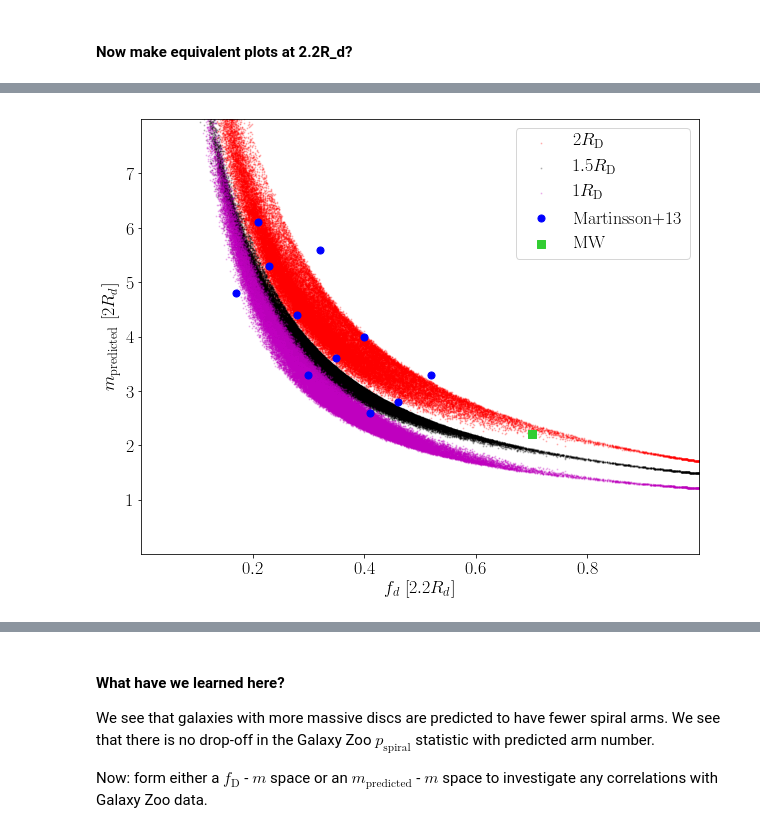
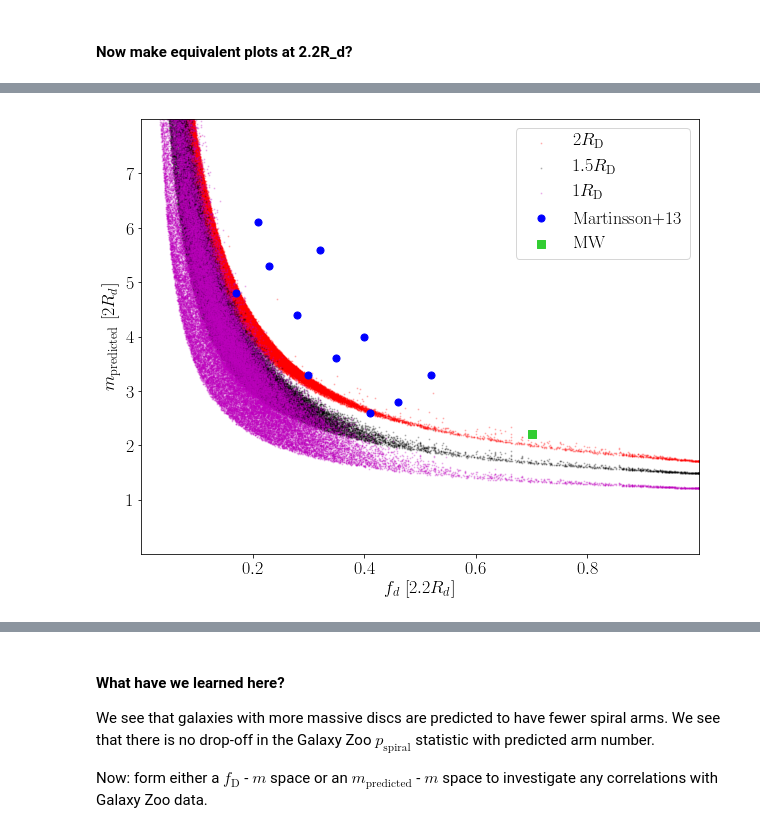
Before and after one commit to RossHart/Donghia_paper, a Jupyter notebook: science_1.ipynb, the cells around one changed output, grey strips where cells are left out. Saved outputs shown, nothing was run; the diff lists cells and outputs as text; code cells hidden in the pictures.

```diff
--- a/science_1.ipynb
+++ b/science_1.ipynb
@@ -106,9 +129,13 @@ mass_ok = masks['mass_ok']
 
 star_forming = masks['star_forming']
 
-m = halo_data['m_predicted_2R_d']
-m_w_gas = halo_data_w_gas['m_predicted_2R_d']
-m_ok = np.all([m <= 20, m_w_gas <= 20],axis=0)
+m_columns = [halo_data['m_hernquist_2R_d'],
+             halo_data['m_burkert_2R_d'],
+             halo_data_w_gas['m_hernquist_2R_d'],
+             halo_data_w_gas['m_burkert_2R_d']]
+
+m_ok = np.all([(m <= 100) & (m >= 0) for m in m_columns],axis=0)
+
 
 p_spiral_ok = np.isfinite(morph_data['p_spiral'])
 
@@ -351,28 +333,28 @@ _ = fig.text(0.08, 0.5, '$f_\mathrm{spiral}$', va='center', rotation='vertical')
 # %%
-_ = plt.scatter(halo_data_w_gas['disc_frac_2.2'][sample_ok],
-                halo_data_w_gas['m_predicted_2R_d'][sample_ok]*(1.5/1.75),
+_ = plt.scatter(halo_data['disc_frac_2.2_hernquist'][sample_ok],
+                halo_data['m_hernquist_2R_d'][sample_ok]*(1.5/1.75),
                 color='r',s=1,alpha=0.2,label='$2R_\mathrm{D}$')
 
-_ = plt.scatter(halo_data_w_gas['disc_frac_2.2'][sample_ok],
-                halo_data_w_gas['m_predicted_1.5R_d'][sample_ok]*(1.5/1.75),
+_ = plt.scatter(halo_data['disc_frac_2.2_hernquist'][sample_ok],
+                halo_data['m_hernquist_1.5R_d'][sample_ok]*(1.5/1.75),
                 color='k',s=1,alpha=0.2,label='$1.5R_\mathrm{D}$')
 
-_ = plt.scatter(halo_data_w_gas['disc_frac_2.2'][sample_ok],
-                halo_data_w_gas['m_predicted_1R_d'][sample_ok]*(1.5/1.75),
+_ = plt.scatter(halo_data['disc_frac_2.2_hernquist'][sample_ok],
+                halo_data['m_hernquist_1R_d'][sample_ok]*(1.5/1.75),
                 color='m',s=1,alpha=0.2,label='$1R_\mathrm{D}$')
 
 _ = plt.xlim(0,1)
 _ = plt.ylim(0,8)
 
 xmarkers = [0.21,0.17,0.32,0.4,0.46,0.52,0.28,0.41,0.35,0.23,0.3]
 ymarkers = [6.1,4.8,5.6,4,2.8,3.3,4.4,2.6,3.6,5.3,3.3]
 _ = plt.scatter(xmarkers,ymarkers,s=50,color='b',marker='o',
                 label='Martinsson+13')
 
 _ = plt.scatter(0.7,2.2,color='limegreen',s=50,marker='s',label='MW')
 
 _ = plt.xlabel('$f_d$ [$2.2R_d$]')
 _ = plt.ylabel('$m_\mathrm{predicted}$ [$2R_d$]')
 _ = plt.legend()
 # %% [output]
-[figure, old version]
+[figure, new version]
```
Also changed, not shown: parts of 19 cells of this notebook, 2 other files.
